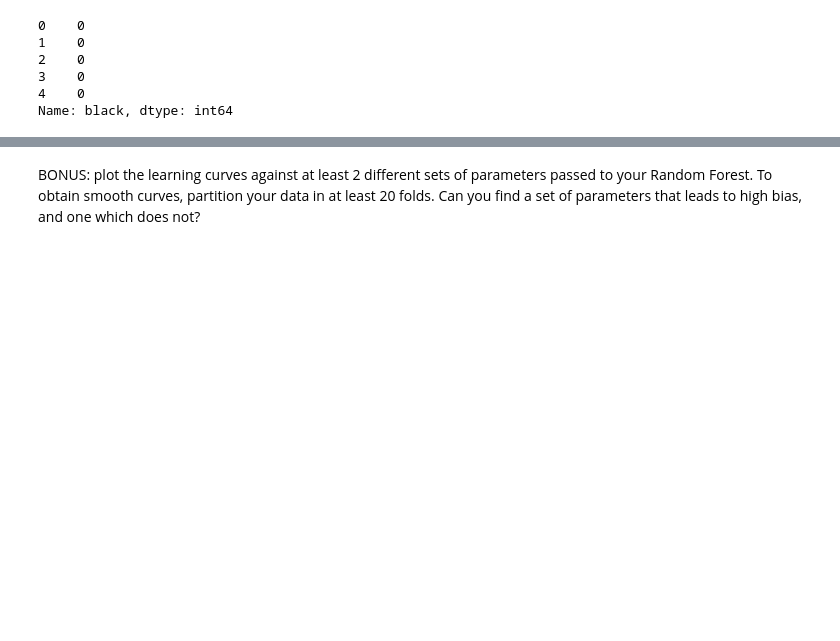
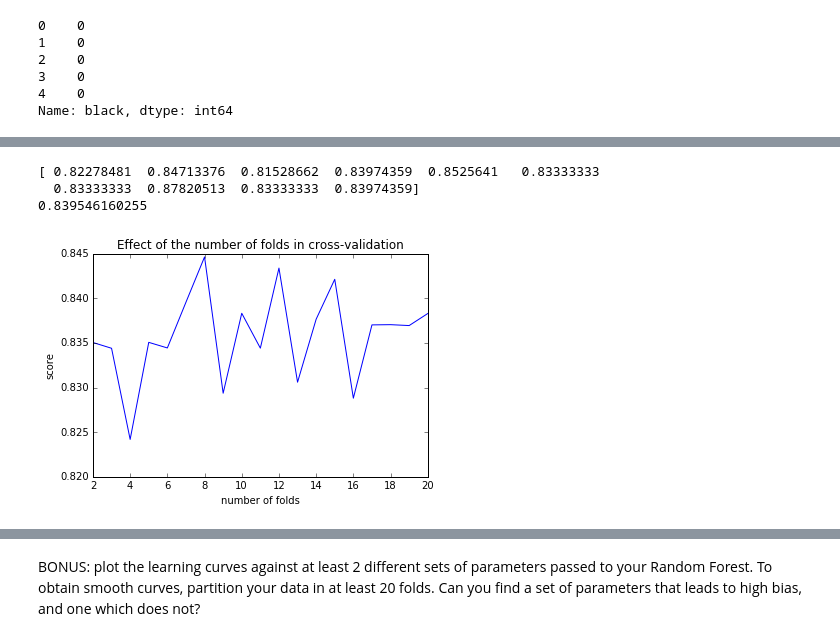
Before and after one commit to amirsh/ada-ana, a Jupyter notebook: HW4-notebooks/Exercice1.ipynb, the cells around one changed output, grey strips where cells are left out. Drawn from its saved outputs; the diff is of its cells as text; code cells hidden in the pictures; blank space fills up the shorter version.

```diff
--- a/HW4-notebooks/Exercice1.ipynb
+++ b/HW4-notebooks/Exercice1.ipynb
@@ -495,0 +203,32 @@ Feature ranking:
+# %%
+# first try
+clf = RandomForestClassifier()
+scores = cross_val_score(clf, data_x, data_y, cv=10, scoring='accuracy')
+
+print(scores)
+print(scores.mean())
+# %% [output]
+[ 0.82278481  0.84713376  0.81528662  0.83974359  0.8525641   0.83333333
+  0.83333333  0.87820513  0.83333333  0.83974359]
+0.839546160255
+# %%
+# using different values of folds
+folds = np.arange(2,21,1)
+cv_score = []
+ratio = []
+
+for i in  np.arange(len(folds)):
+    ratio = np.r_[ratio,(1/folds[i])]
+    clf = RandomForestClassifier()
+    scores = cross_val_score(clf, data_x, data_y, cv=folds[i], scoring='accuracy')
+    cv_score = np.r_[cv_score,scores.mean()]
+
+# plot results
+plt.figure()
+plt.title("Effect of the number of folds in cross-validation")
+plt.plot(folds, cv_score)
+plt.xlabel('number of folds')
+plt.ylabel('score' )
+plt.show()
+# %% [output]
+[figure, added]
```
Also changed, not shown: parts of 85 cells of this notebook.
